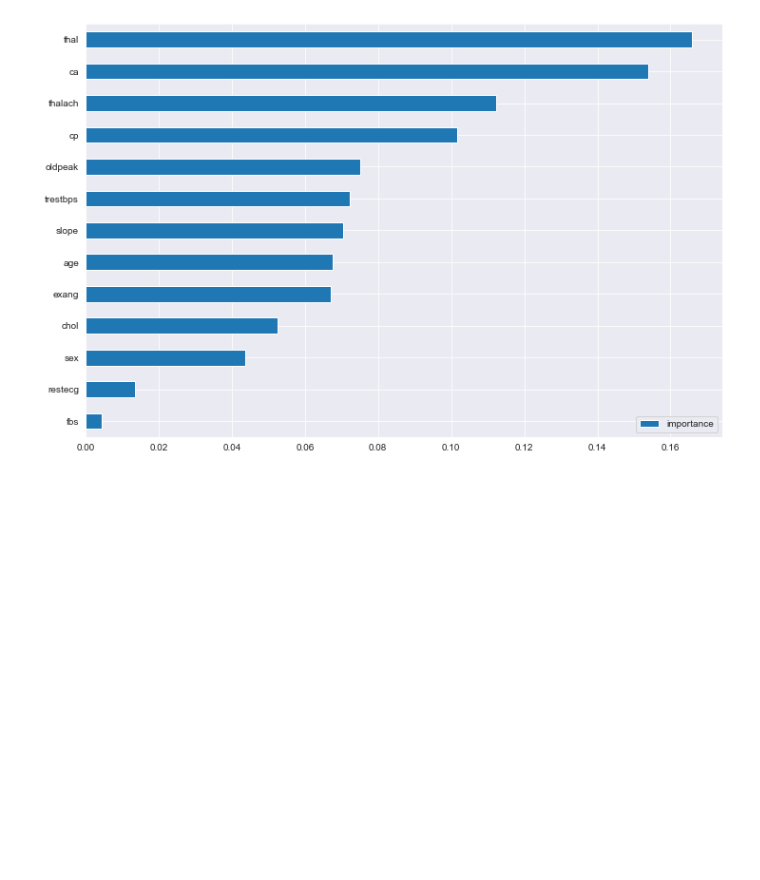
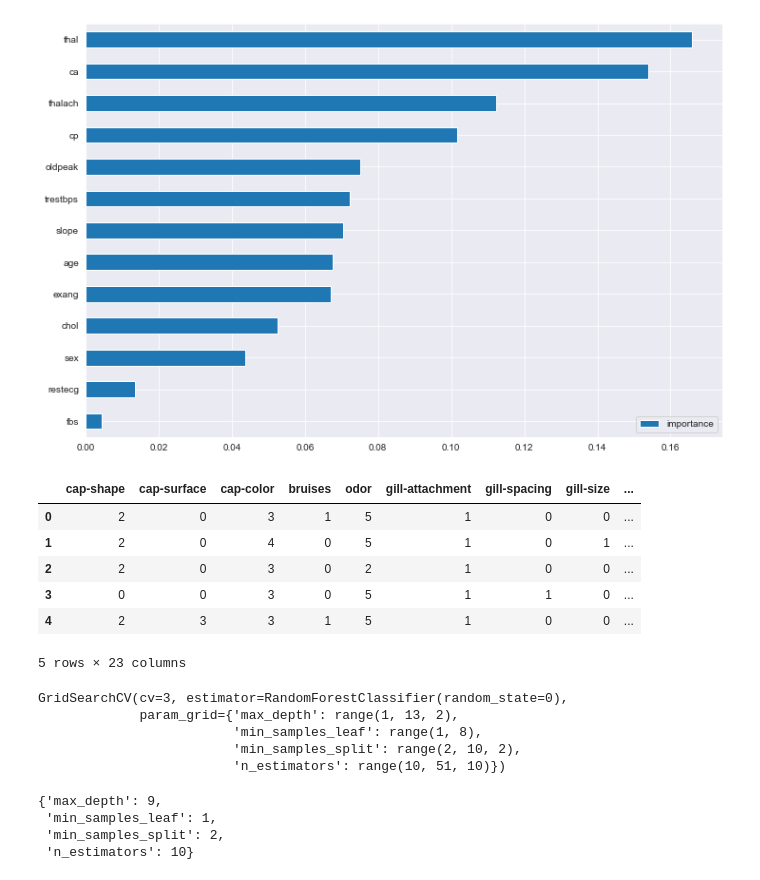
Before and after one commit to s70c3/Stepik-Courses, a Jupyter notebook: notebooks/introduction2DS/RandomForest.ipynb, the cells around one changed output. Saved outputs shown, nothing was run; the diff lists cells and outputs as text; code cells hidden in the pictures; blank space fills up the shorter version.

Commit message:
Random forest example with GrivSearch

```diff
--- a/notebooks/introduction2DS/RandomForest.ipynb
+++ b/notebooks/introduction2DS/RandomForest.ipynb
@@ -40,3 +40,15 @@ imp.sort_values('importance').plot(kind='barh', figsize=(12, 8))
 # %% [output]
 <AxesSubplot:>
 [figure]
+# %%
+mushroom = pd.read_csv('../../data/introduction2DS/training_mush.csv')
+# %%
+mushroom.head()
+# %% [output]
+|  | cap-shape | cap-surface | cap-color | bruises | odor | gill-attachment | gill-spacing | gill-size | ... |
+| 0 | 2 | 0 | 3 | 1 | 5 | 1 | 0 | 0 | ... |
+| 1 | 2 | 0 | 4 | 0 | 5 | 1 | 0 | 1 | ... |
+| 2 | 2 | 0 | 3 | 0 | 2 | 1 | 0 | 0 | ... |
+| 3 | 0 | 0 | 3 | 0 | 5 | 1 | 1 | 0 | ... |
+| 4 | 2 | 3 | 3 | 1 | 5 | 1 | 0 | 0 | ... |
+5 rows × 23 columns
@@ -42,0 +66,15 @@ imp.sort_values('importance').plot(kind='barh', figsize=(12, 8))
+# %%
+rf.fit(x, y)
+# %% [output]
+GridSearchCV(cv=3, estimator=RandomForestClassifier(random_state=0),
+             param_grid={'max_depth': range(1, 13, 2),
+                         'min_samples_leaf': range(1, 8),
+                         'min_samples_split': range(2, 10, 2),
+                         'n_estimators': range(10, 51, 10)})
+# %%
+rf.best_params_
+# %% [output]
+{'max_depth': 9,
+ 'min_samples_leaf': 1,
+ 'min_samples_split': 2,
+ 'n_estimators': 10}
```
Also changed, not shown: parts of 11 cells of this notebook.
